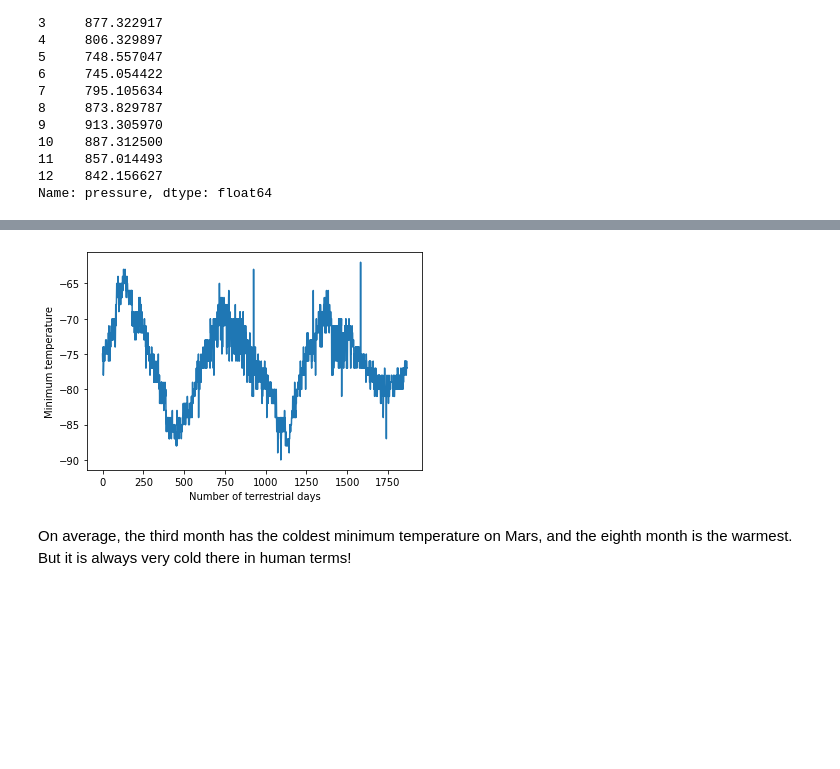
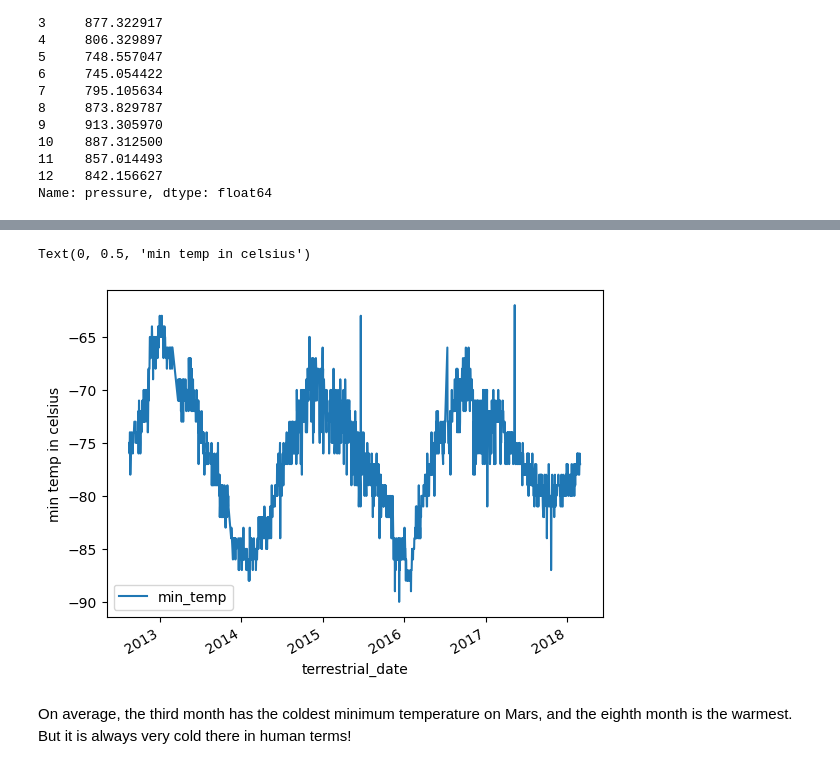
Before and after one commit to mbthompson14/mission_to_mars, a Jupyter notebook: part_2_mars_weather.ipynb, the cells around one changed output, grey strips where cells are left out. Cells and saved outputs as stored; diff of their text form; code cells hidden in the pictures; blank space fills up the shorter version.

```diff
--- a/part_2_mars_weather.ipynb
+++ b/part_2_mars_weather.ipynb
@@ -237,7 +245,10 @@ Name: pressure, dtype: float64
 # %%
 # 5. How many terrestrial (earth) days are there in a Martian year?
+ax = df.plot(x='terrestrial_date', y='min_temp')
+ax.set_ylabel('min temp in celsius')
 # %% [output]
+Text(0, 0.5, 'min temp in celsius')
-[figure, old version]
+[figure, new version]
 # %% [markdown]
 On average, the third month has the coldest minimum temperature on Mars, and the eighth month is the warmest. But it is always very cold there in human terms!
 # %% [markdown]
```
Also changed, not shown: parts of 10 cells of this notebook, 1 other file.
